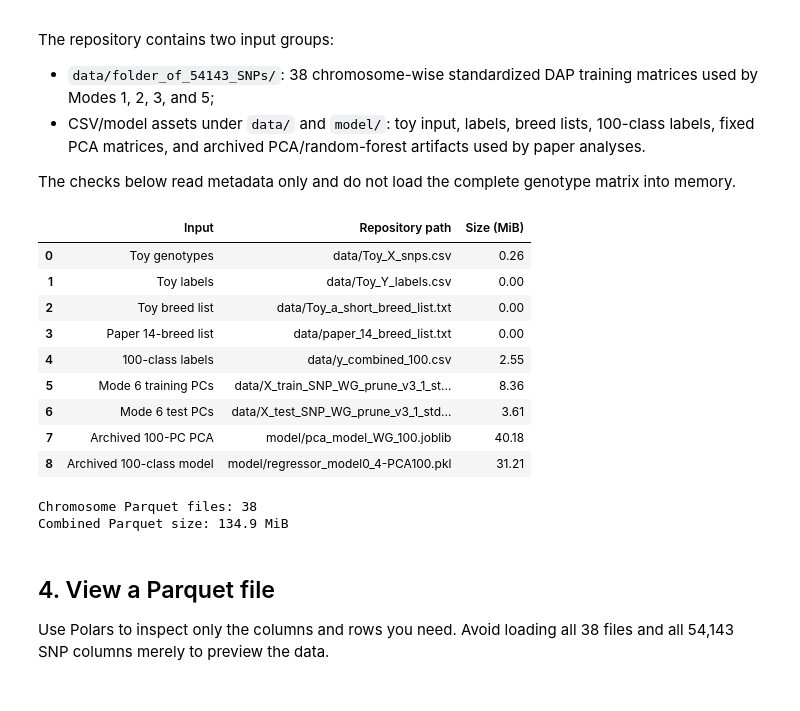
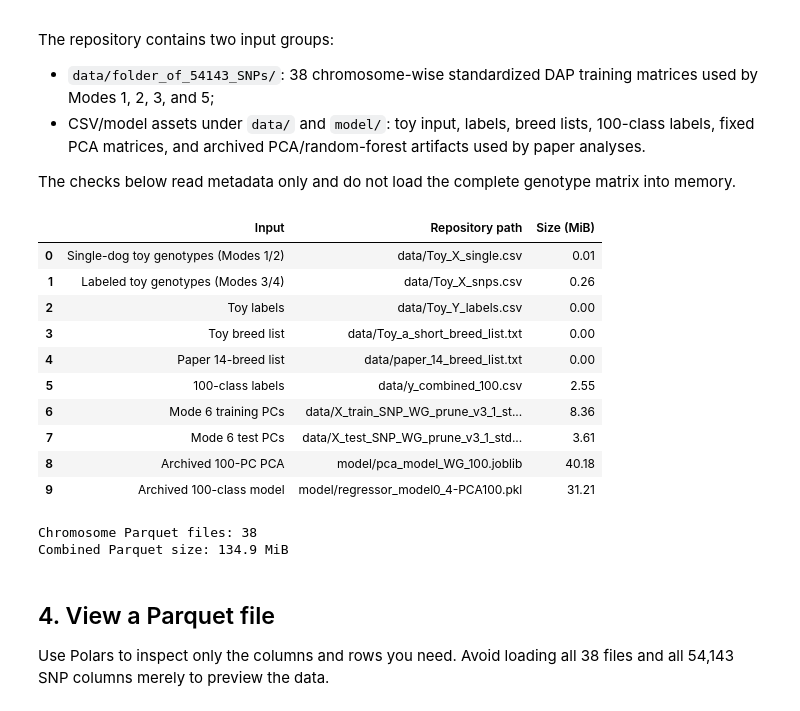
Before and after one commit to AkeyLab/DAP_breed_prediction, a Jupyter notebook: notebooks/tutorial_all_modes.ipynb, the cells around one changed output. Saved outputs shown, nothing was run; the diff lists cells and outputs as text; code cells hidden in the pictures.

```diff
--- a/notebooks/tutorial_all_modes.ipynb
+++ b/notebooks/tutorial_all_modes.ipynb
@@ -133,43 +136,45 @@ parquet_files = sorted(
     PARQUET_DIR.glob("X_SNP_ch*_pruned_v3_std.parquet"),
     key=chromosome_number,
 )
 required_files = {
-    "Toy genotypes": DATA_DIR / "Toy_X_snps.csv",
+    "Single-dog toy genotypes (Modes 1/2)": DATA_DIR / "Toy_X_single.csv",
+    "Labeled toy genotypes (Modes 3/4)": DATA_DIR / "Toy_X_snps.csv",
     "Toy labels": DATA_DIR / "Toy_Y_labels.csv",
     "Toy breed list": DATA_DIR / "Toy_a_short_breed_list.txt",
     "Paper 14-breed list": DATA_DIR / "paper_14_breed_list.txt",
     "100-class labels": DATA_DIR / "y_combined_100.csv",
     "Mode 6 training PCs": DATA_DIR / "X_train_SNP_WG_prune_v3_1_std_pca_100.csv",
     "Mode 6 test PCs": DATA_DIR / "X_test_SNP_WG_prune_v3_1_std_pca_100.csv",
     "Archived 100-PC PCA": REPO_ROOT / "model" / "pca_model_WG_100.joblib",
     "Archived 100-class model": REPO_ROOT / "model" / "regressor_model0_4-PCA100.pkl",
 }
 
 if len(parquet_files) != 38:
     raise FileNotFoundError(f"Expected 38 chromosome Parquet files, found {len(parquet_files)}")
 missing = [label for label, path in required_files.items() if not path.is_file()]
 if missing:
     raise FileNotFoundError(f"Missing bundled inputs: {missing}")
 
 inventory = pd.DataFrame(
     [(label, path.relative_to(REPO_ROOT).as_posix(), path.stat().st_size / 2**20)
      for label, path in required_files.items()],
     columns=["Input", "Repository path", "Size (MiB)"],
 )
 display(inventory.round({"Size (MiB)": 2}))
 print(f"Chromosome Parquet files: {len(parquet_files)}")
 print(f"Combined Parquet size: {sum(path.stat().st_size for path in parquet_files) / 2**20:.1f} MiB")
 # %% [output]
 |  | Input | Repository path | Size (MiB) |
-| 0 | Toy genotypes | data/Toy_X_snps.csv | 0.26 |
-| 1 | Toy labels | data/Toy_Y_labels.csv | 0.00 |
-| 2 | Toy breed list | data/Toy_a_short_breed_list.txt | 0.00 |
-| 3 | Paper 14-breed list | data/paper_14_breed_list.txt | 0.00 |
-| 4 | 100-class labels | data/y_combined_100.csv | 2.55 |
-| 5 | Mode 6 training PCs | data/X_train_SNP_WG_prune_v3_1_st... | 8.36 |
-| 6 | Mode 6 test PCs | data/X_test_SNP_WG_prune_v3_1_std... | 3.61 |
-| 7 | Archived 100-PC PCA | model/pca_model_WG_100.joblib | 40.18 |
-| 8 | Archived 100-class model | model/regressor_model0_4-PCA100.pkl | 31.21 |
+| 0 | Single-dog toy genotypes (Modes 1/2) | data/Toy_X_single.csv | 0.01 |
+| 1 | Labeled toy genotypes (Modes 3/4) | data/Toy_X_snps.csv | 0.26 |
+| 2 | Toy labels | data/Toy_Y_labels.csv | 0.00 |
+| 3 | Toy breed list | data/Toy_a_short_breed_list.txt | 0.00 |
+| 4 | Paper 14-breed list | data/paper_14_breed_list.txt | 0.00 |
+| 5 | 100-class labels | data/y_combined_100.csv | 2.55 |
+| 6 | Mode 6 training PCs | data/X_train_SNP_WG_prune_v3_1_st... | 8.36 |
+| 7 | Mode 6 test PCs | data/X_test_SNP_WG_prune_v3_1_std... | 3.61 |
+| 8 | Archived 100-PC PCA | model/pca_model_WG_100.joblib | 40.18 |
+| 9 | Archived 100-class model | model/regressor_model0_4-PCA100.pkl | 31.21 |
 Chromosome Parquet files: 38
 Combined Parquet size: 134.9 MiB
 # %% [markdown]
```
Also changed, not shown: parts of 10 cells of this notebook, 5 other files.
